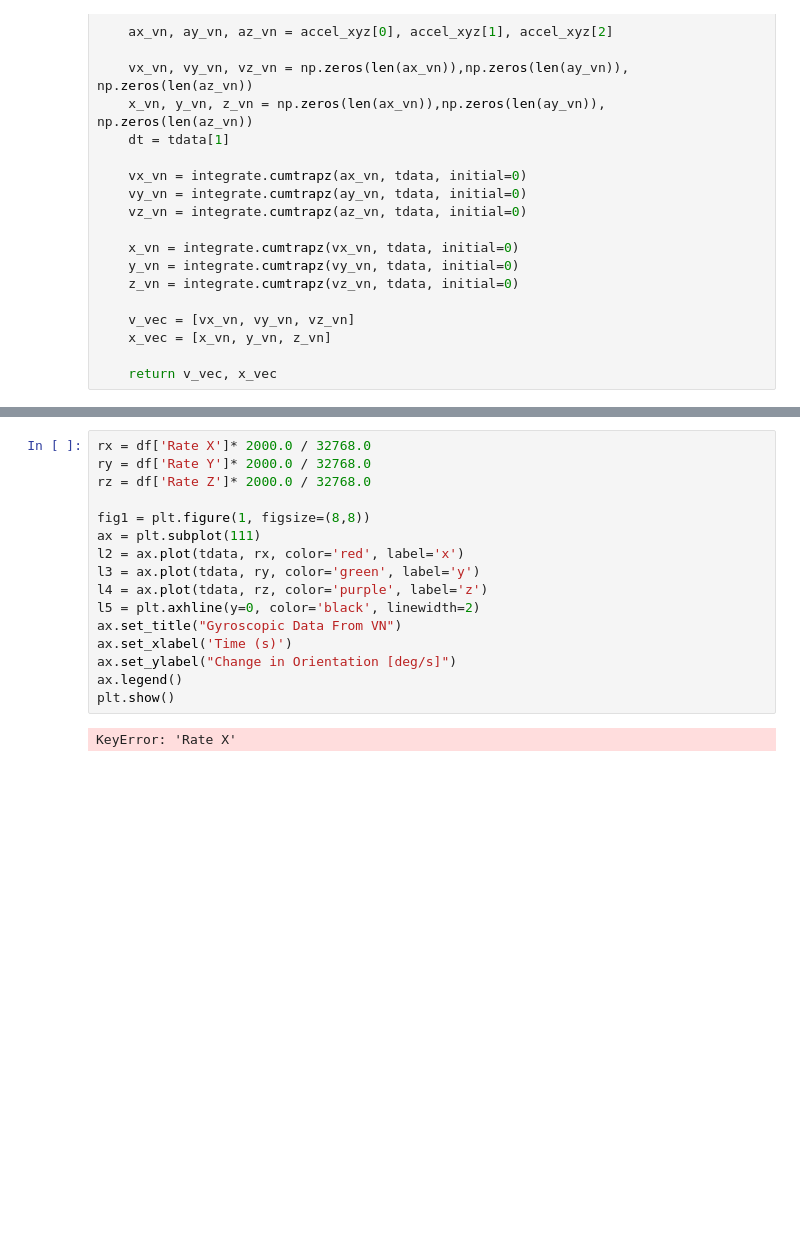
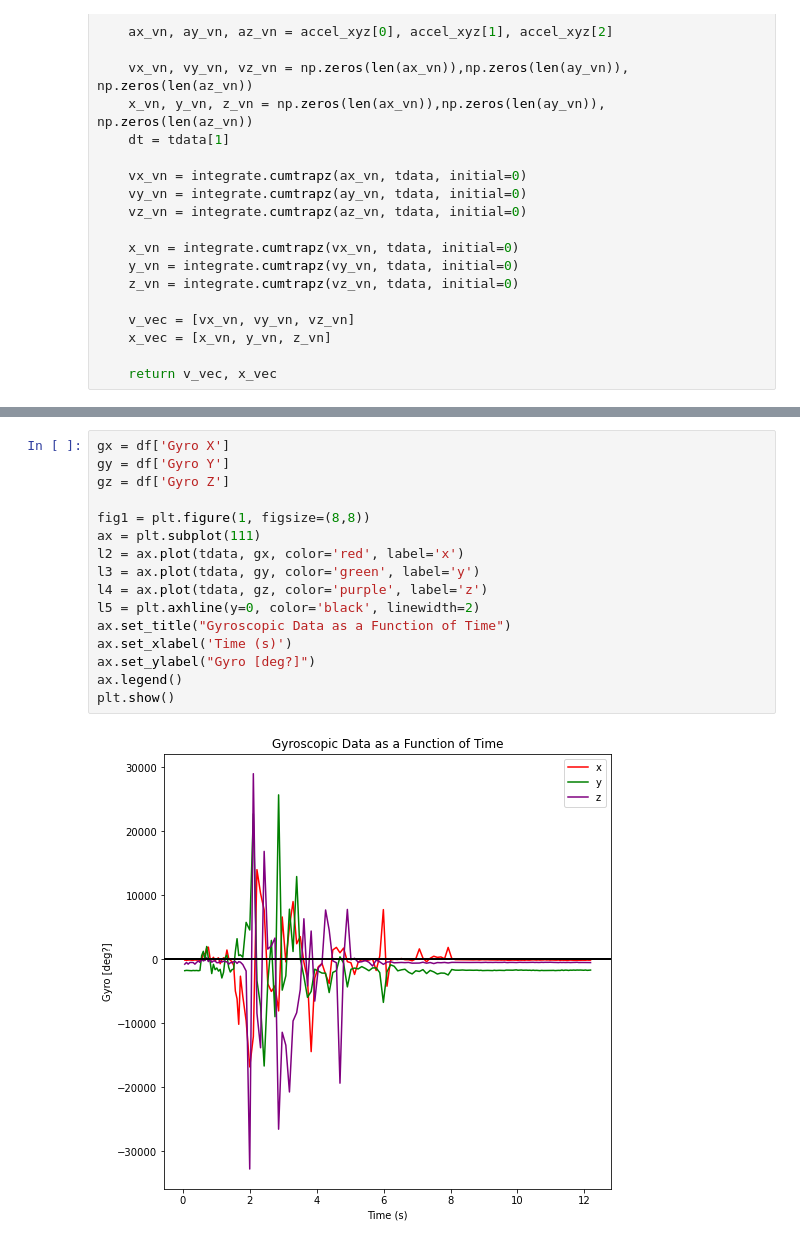
Before and after one commit to VADL-2022/IMU_VV, a Jupyter notebook: 04_IMU_Testing/alternatives/LSM_IMU_InLabTesting.ipynb, the cells around one changed output, grey strips where cells are left out. Cells and saved outputs as stored; diff of their text form; blank space fills up the shorter version.

```diff
--- a/04_IMU_Testing/alternatives/LSM_IMU_InLabTesting.ipynb
+++ b/04_IMU_Testing/alternatives/LSM_IMU_InLabTesting.ipynb
@@ -144,18 +66,18 @@ plt.show()
 # %%
-rx = df['Rate X']* 2000.0 / 32768.0
-ry = df['Rate Y']* 2000.0 / 32768.0
-rz = df['Rate Z']* 2000.0 / 32768.0
+gx = df['Gyro X']
+gy = df['Gyro Y']
+gz = df['Gyro Z']
 
 fig1 = plt.figure(1, figsize=(8,8))
 ax = plt.subplot(111)
-l2 = ax.plot(tdata, rx, color='red', label='x')
-l3 = ax.plot(tdata, ry, color='green', label='y')
-l4 = ax.plot(tdata, rz, color='purple', label='z')
+l2 = ax.plot(tdata, gx, color='red', label='x')
+l3 = ax.plot(tdata, gy, color='green', label='y')
+l4 = ax.plot(tdata, gz, color='purple', label='z')
 l5 = plt.axhline(y=0, color='black', linewidth=2)
-ax.set_title("Gyroscopic Data From VN")
+ax.set_title("Gyroscopic Data as a Function of Time")
 ax.set_xlabel('Time (s)')
-ax.set_ylabel("Change in Orientation [deg/s]")
+ax.set_ylabel("Gyro [deg?]")
 ax.legend()
 plt.show()
 # %% [output]
-KeyError: 'Rate X'
+[figure, added]
```
Also changed, not shown: parts of 23 cells of this notebook, 2 other files.
